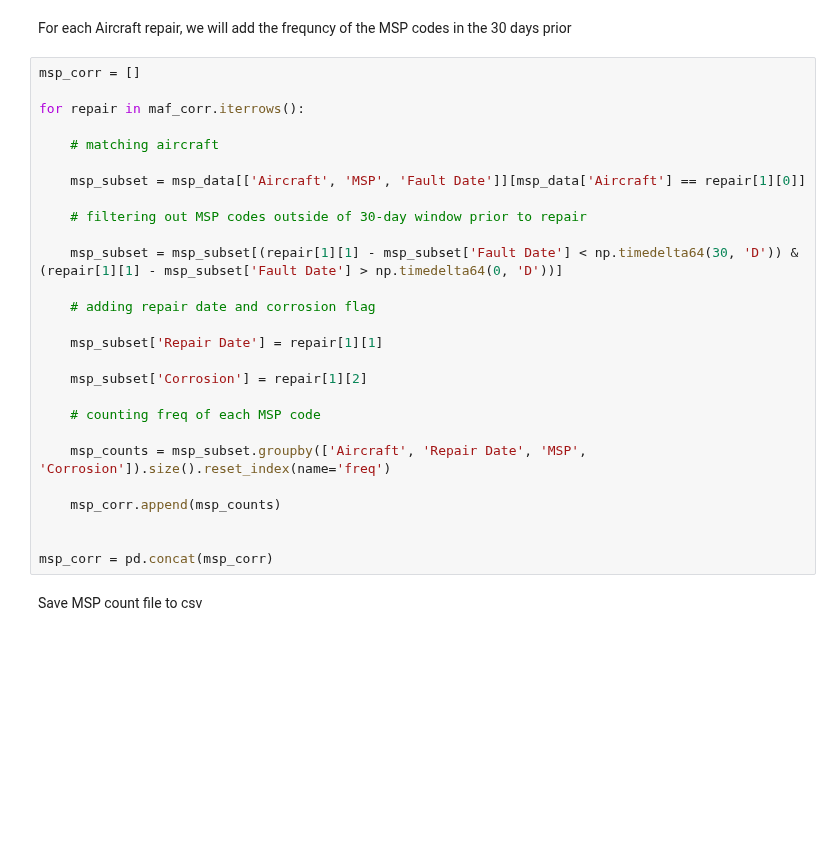
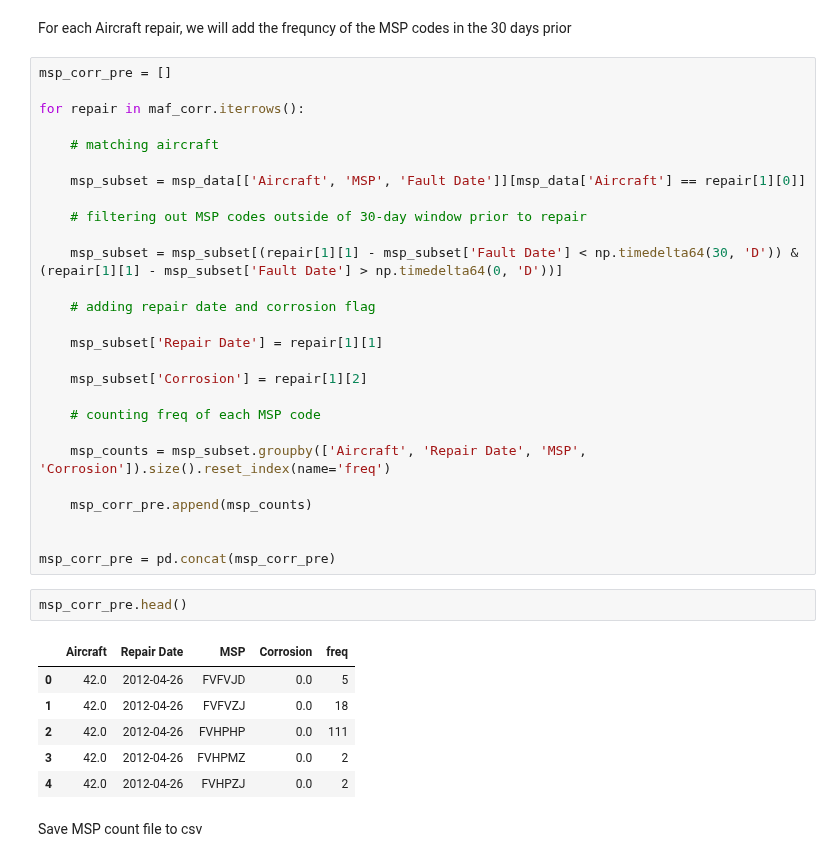
Before and after one commit to colbyw5/HackTheMachine, a Jupyter notebook: code/HTM_predict.ipynb, the cells around one changed output. Drawn from its saved outputs; the diff is of its cells as text; blank space fills up the shorter version.

```diff
--- a/code/HTM_predict.ipynb
+++ b/code/HTM_predict.ipynb
@@ -68,7 +75,7 @@ maf_corr.head()
 # %% [markdown]
 For each Aircraft repair, we will add the frequncy of the MSP codes in the 30 days prior
 # %%
-msp_corr = []
+msp_corr_pre = []
 
 for repair in maf_corr.iterrows():
 
@@ -90,10 +97,19 @@ for repair in maf_corr.iterrows():
 
     msp_counts = msp_subset.groupby(['Aircraft', 'Repair Date', 'MSP', 'Corrosion']).size().reset_index(name='freq')
 
-    msp_corr.append(msp_counts)
+    msp_corr_pre.append(msp_counts)
 
 
-msp_corr = pd.concat(msp_corr)
+msp_corr_pre = pd.concat(msp_corr_pre)
+# %%
+msp_corr_pre.head()
+# %% [output]
+|  | Aircraft | Repair Date | MSP | Corrosion | freq |
+| 0 | 42.0 | 2012-04-26 | FVFVJD | 0.0 | 5 |
+| 1 | 42.0 | 2012-04-26 | FVFVZJ | 0.0 | 18 |
+| 2 | 42.0 | 2012-04-26 | FVHPHP | 0.0 | 111 |
+| 3 | 42.0 | 2012-04-26 | FVHPMZ | 0.0 | 2 |
+| 4 | 42.0 | 2012-04-26 | FVHPZJ | 0.0 | 2 |
 # %% [markdown]
 Save MSP count file to csv
 # %%
```
Also changed, not shown: parts of 17 cells of this notebook, 9 other files.
